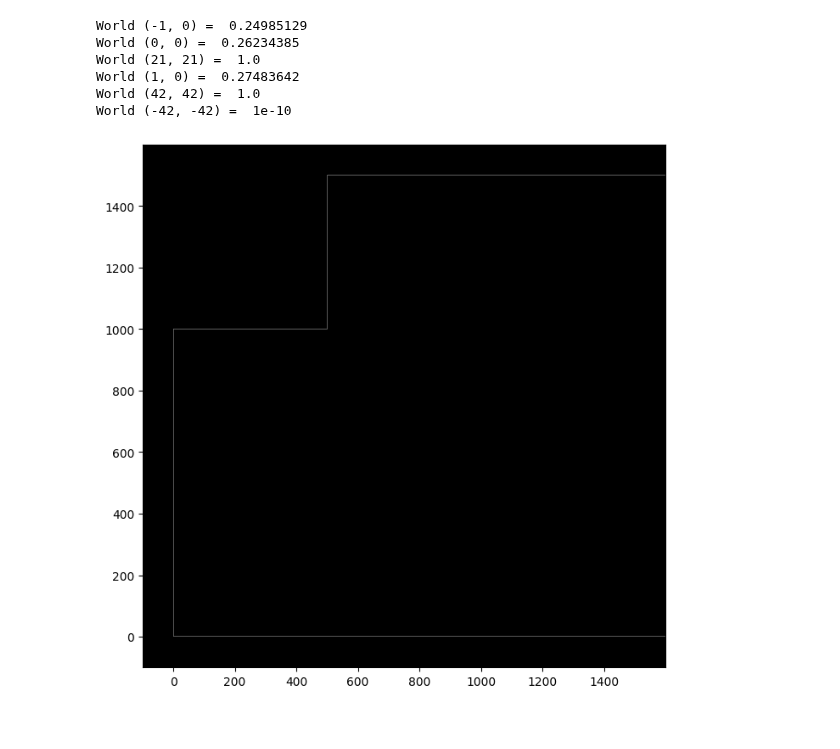
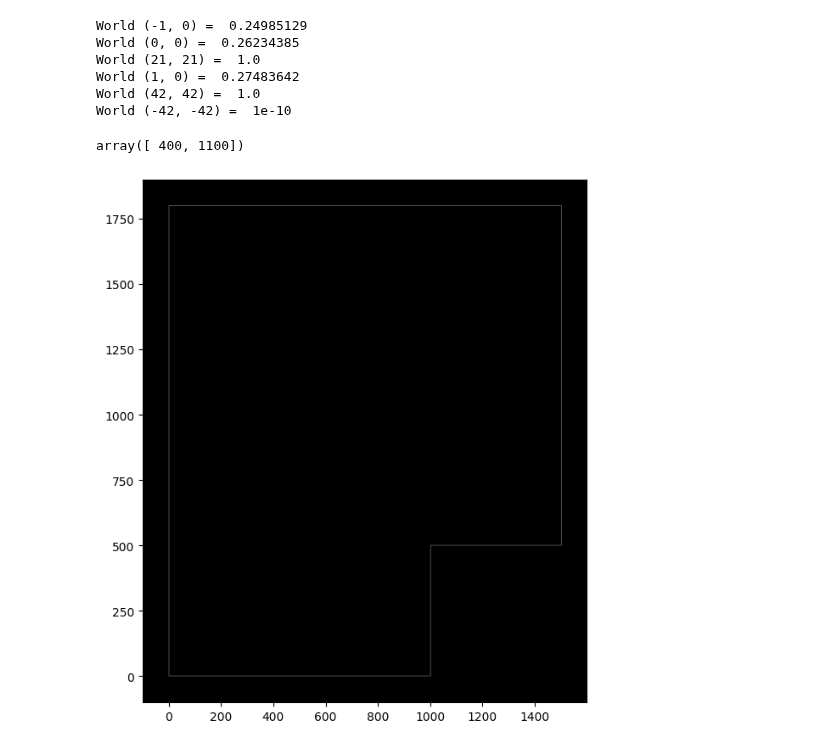
Before and after one commit to PacktPublishing/Learn-Robotics-Programming-3rd-edition, a Jupyter notebook: experiments/boundary_probabilities.ipynb, the cells around one changed output. Drawn from its saved outputs; the diff is of its cells as text; code cells hidden in the pictures.

Commit message:
Distances and orientation

```diff
--- a/experiments/boundary_probabilities.ipynb
+++ b/experiments/boundary_probabilities.ipynb
@@ -132,20 +132,25 @@ edges = np.array([
     [4, 5],
     [5, 0]
 ])
+# %%
+test_point = np.array([1100, 400])
+test_point[::-1]
+# %% [output]
+array([ 400, 1100])
 # %%
 # Create the probability map with edges drawn as 1.0
 
 # Todo - this is the wrong way around...
 
 distance_field = np.full_like(wx_map, low_probability, dtype=np.float32)
 for edge in edges:
     p1 = corners[edge[0]] + (margin, margin)
     p2 = corners[edge[1]] + (margin, margin)
-    cv2.line(distance_field, p1, p2, color=1.0, thickness=1)
+    cv2.line(distance_field, p1[::-1], p2[::-1], color=1.0, thickness=1)
 # distance_field = distance_field
 plot_map(distance_field)
 # %% [output]
-[figure, old version]
+[figure, new version]
 # %%
 # Blur this map
 distance_span = 41
```
Also changed, not shown: parts of 4 cells of this notebook.
